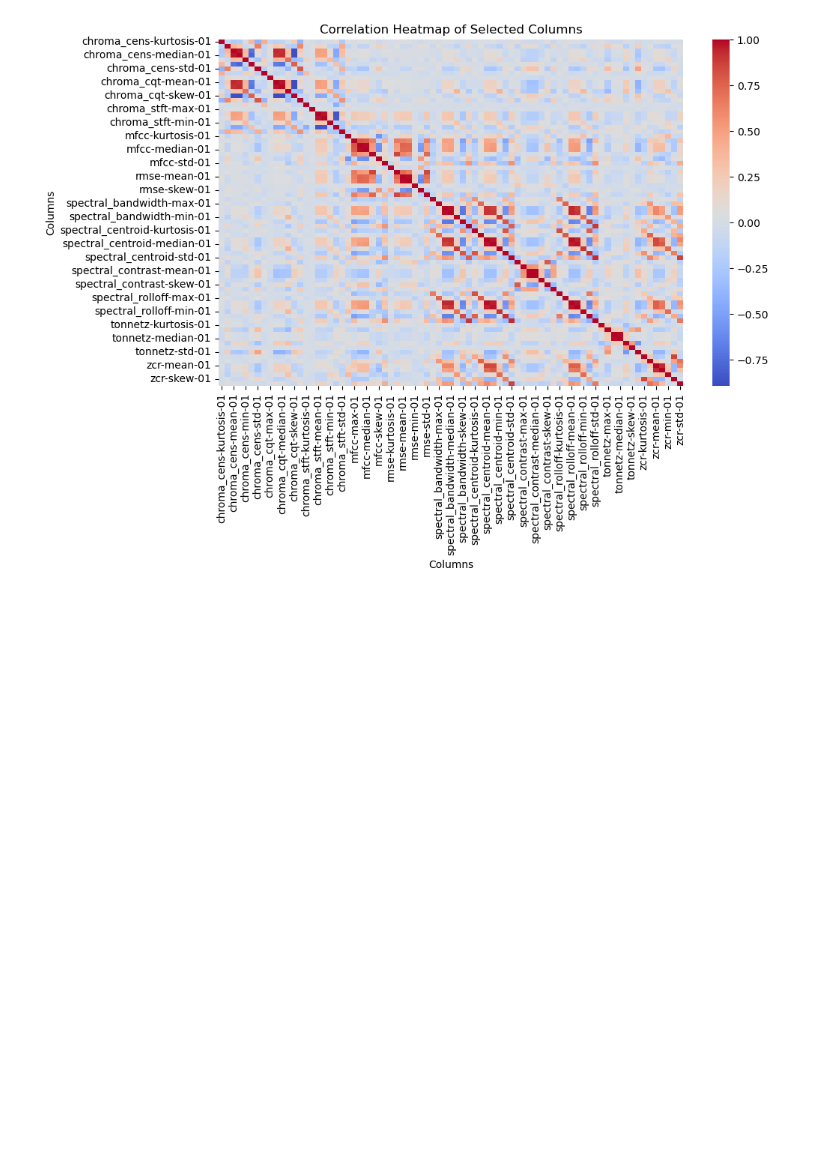
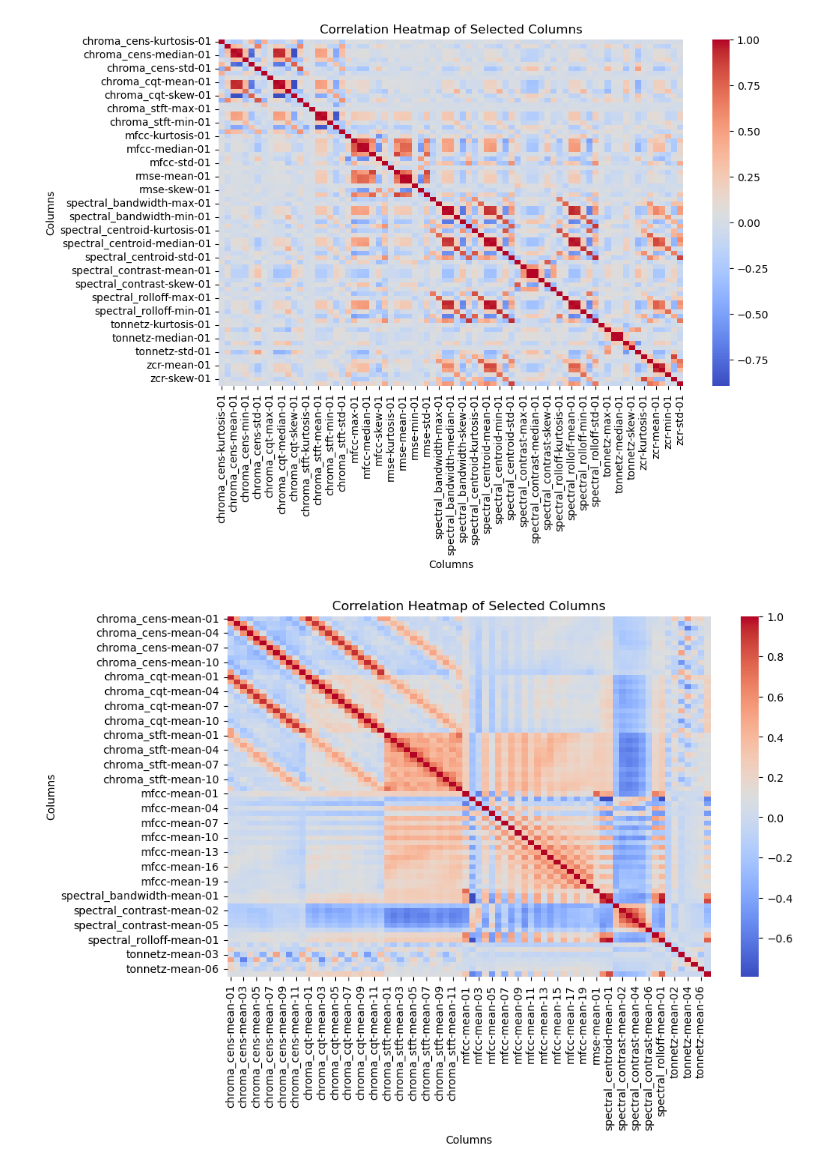
Before and after one commit to haochu-liu/SML_practical, a Jupyter notebook: heatmap.ipynb, the cells around one changed output. Saved outputs shown, nothing was run; the diff lists cells and outputs as text; code cells hidden in the pictures; blank space fills up the shorter version.

```diff
--- a/heatmap.ipynb
+++ b/heatmap.ipynb
@@ -109,3 +109,18 @@ plt.ylabel('Columns')
 plt.show()
 # %% [output]
 [figure]
+# %%
+heatmap_full_columns = [column for column in column_names_list if column[1] == 'mean']
+X_full_heatmap = X_train[heatmap_full_columns]
+# %%
+corr_matrix = X_full_heatmap.corr()
+
+# Create the heatmap of the correlation matrix
+plt.figure(figsize=(10, 6))
+sns.heatmap(corr_matrix, cmap='coolwarm', fmt=".2f")
+plt.title('Correlation Heatmap of Selected Columns')
+plt.xlabel('Columns')
+plt.ylabel('Columns')
+plt.show()
+# %% [output]
+[figure, added]
```
Also changed, not shown: parts of 2 cells of this notebook.
